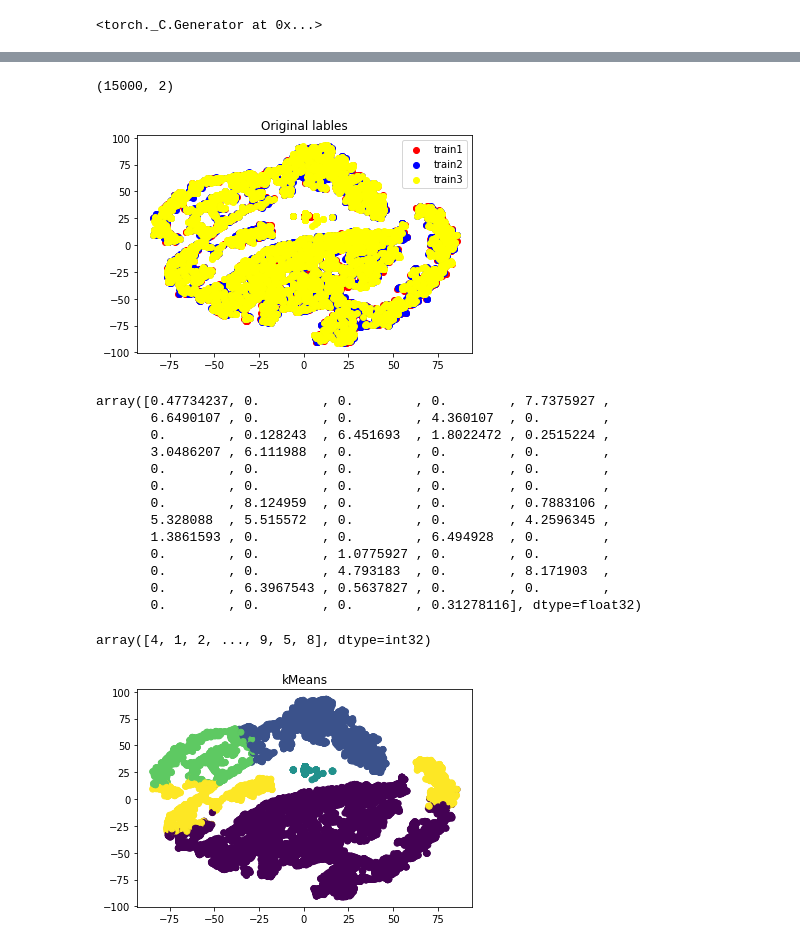
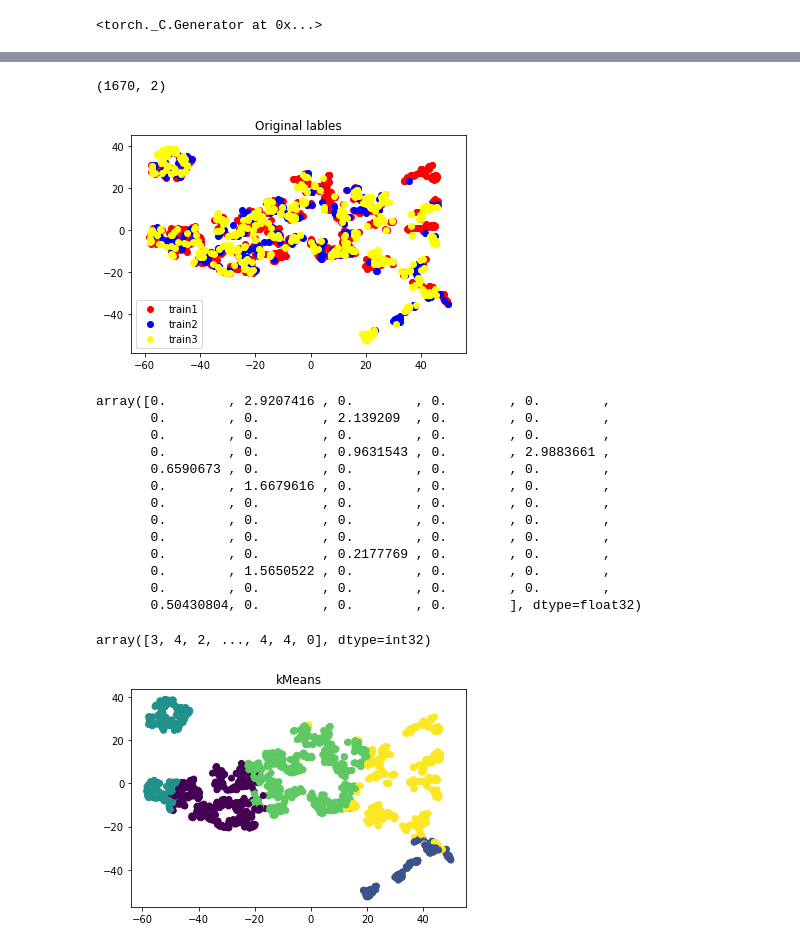
Before and after one commit to RobJohnson459/DeepLearningSolarFlares, a Jupyter notebook: kmeans.ipynb, the cells around one changed output, grey strips where cells are left out. Cells and saved outputs as stored; diff of their text form; code cells hidden in the pictures.

```diff
--- a/kmeans.ipynb
+++ b/kmeans.ipynb
@@ -216,14 +143,26 @@ RuntimeError: shape '[1000, 1, 33, 60]' is invalid for input of size 9900000
 # %%
+# Append in to a single tensor
 X = torch.cat((train1, train2,train3),0)
+print(X.shape)
 X = X.reshape(-1, 1, 33, 60)
-X = X[:,:,:28,:28]
+print(X.shape)
+X = X[:,:,:28,:28] # This does not look like a good idea...
 batch_size = X.shape[0]
 X = X.to(torch.float)
+# this? This gives me pain
 for i in range(batch_size):
   # print(X[i])
-  min_x = torch.min(X[i])
-  X[i] -= min_x
-  X[i] /= torch.max(X[i]).item()
-X=torch.nan_to_num(X)
+  # isn't this going to only normalize each frame? instead, shouldn't we normalize based on data type?
+    min_x = torch.min(X[i])
+    X[i] -= min_x
+    X[i] /= torch.max(X[i]).item()
+
+# here is how I'm going to change it:
+for i in range(X.shape[2]): # the number of types of measurements
+    min_x = torch.min(X[:,:,i,:])
+    X[:,:,i,:] -= min_x
+    X[:,:,i,:] /= torch.max(X[:,:,i,:]).item()
+
+# X=torch.nan_to_num(X) # This threw an error, but subSample gets rid of NAN values.
 X.shape
 # %% [output]
@@ -332,5 +282,7 @@ Autoencoder(
   )
 )
 # %%
-X1_vector = model.encoder(X[0:,:,:,:])
+X1_vector = model.encoder(X[:,:,:,:])
 X1_vector = X1_vector.detach().numpy()
+print(X1_vector.shape)
+print(X.shape)
@@ -381,7 +344,7 @@ X_embed = TSNE(n_components=2).fit_transform(X1_vector)
 # %%
 X_embed.shape
 # %% [output]
-(15000, 2)
+(1670, 2)
 # %%
 x_em = X_embed[:, 0]
 y_em = X_embed[:,1]
@@ -390,37 +351,41 @@ original = np.array([0]*5000+[1]*5000+[2]*5000)
+# %%
+original = np.array([0]*train1.shape[0]+[1]*train2.shape[0]+[2]*train3.shape[0])
+a = train1.shape[0]
+b = a + train2.shape[0]
 # %%
 # labeled by partition
-plt.scatter(x_em[:5000], y_em[:5000], c= 'red',label = 'train1')
-plt.scatter(x_em[5000:10000], y_em[5000:10000], c='blue', label = 'train2')
-plt.scatter(x_em[10000:15000], y_em[10000:15000], c='yellow', label = 'train3')
+plt.scatter(x_em[:a], y_em[:a], c= 'red',label = 'train1')
+plt.scatter(x_em[a:b], y_em[a:b], c='blue', label = 'train2')
+plt.scatter(x_em[b:], y_em[b:], c='yellow', label = 'train3')
 plt.legend()
 plt.title('Original lables')
 plt.show()
 # %% [output]
-[figure, old version]
+[figure, new version]
 # %%
 X1_vector[3]
 # %% [output]
-array([0.47734237, 0.        , 0.        , 0.        , 7.7375927 ,
-       6.6490107 , 0.        , 0.        , 4.360107  , 0.        ,
-       0.        , 0.128243  , 6.451693  , 1.8022472 , 0.2515224 ,
-       3.0486207 , 6.111988  , 0.        , 0.        , 0.        ,
+array([0.        , 2.9207416 , 0.        , 0.        , 0.        ,
+       0.        , 0.        , 2.139209  , 0.        , 0.        ,
+       0.        , 0.        , 0.        , 0.        , 0.        ,
+       0.        , 0.        , 0.9631543 , 0.        , 2.9883661 ,
+       0.6590673 , 0.        , 0.        , 0.        , 0.        ,
+       0.        , 1.6679616 , 0.        , 0.        , 0.        ,
        0.        , 0.        , 0.        , 0.        , 0.        ,
        0.        , 0.        , 0.        , 0.        , 0.        ,
-       0.        , 8.124959  , 0.        , 0.        , 0.7883106 ,
-       5.328088  , 5.515572  , 0.        , 0.        , 4.2596345 ,
-       1.3861593 , 0.        , 0.        , 6.494928  , 0.        ,
-       0.        , 0.        , 1.0775927 , 0.        , 0.        ,
-       0.        , 0.        , 4.793183  , 0.        , 8.171903  ,
-       0.        , 6.3967543 , 0.5637827 , 0.        , 0.        ,
-       0.        , 0.        , 0.        , 0.31278116], dtype=float32)
+       0.        , 0.        , 0.        , 0.        , 0.        ,
+       0.        , 0.        , 0.2177769 , 0.        , 0.        ,
+       0.        , 1.5650522 , 0.        , 0.        , 0.        ,
+       0.        , 0.        , 0.        , 0.        , 0.        ,
+       0.50430804, 0.        , 0.        , 0.        ], dtype=float32)
 # %%
 kmeans.labels_
 # %% [output]
-array([4, 1, 2, ..., 9, 5, 8], dtype=int32)
+array([3, 4, 2, ..., 4, 4, 0], dtype=int32)
 # %%
 # This is labeled with the KMeans labels
 plt.scatter(x_em, y_em, c=kmeans.labels_)
 plt.title('kMeans')
 plt.show()
 # %% [output]
-[figure, old version]
+[figure, new version]
```
Also changed, not shown: parts of 24 cells of this notebook.
